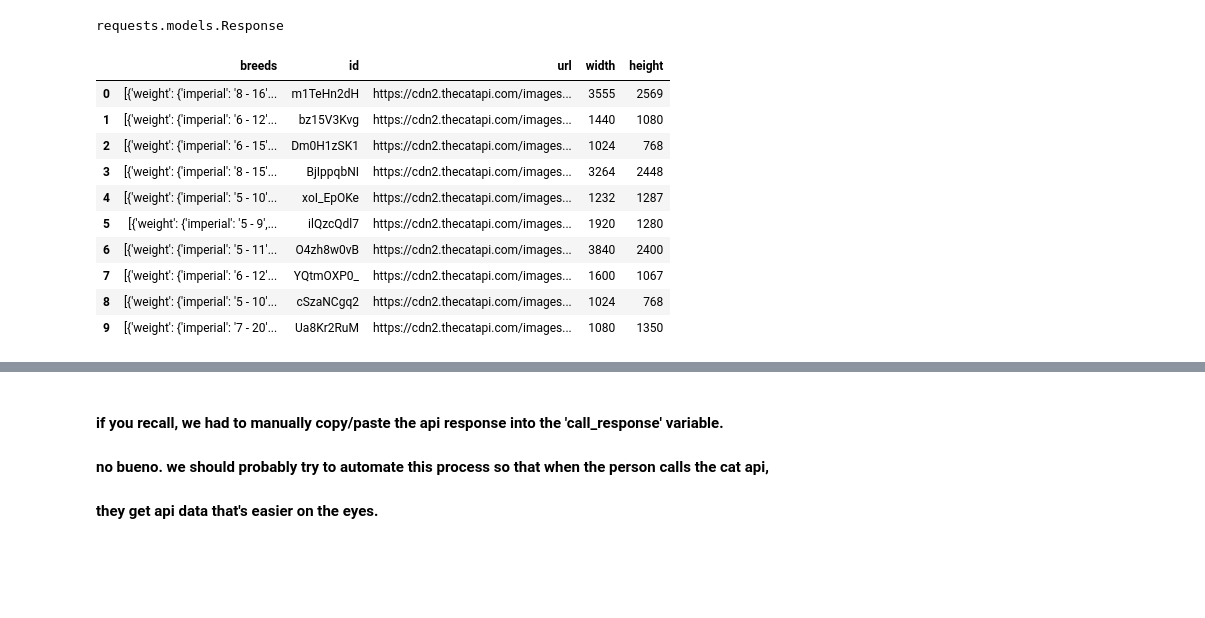
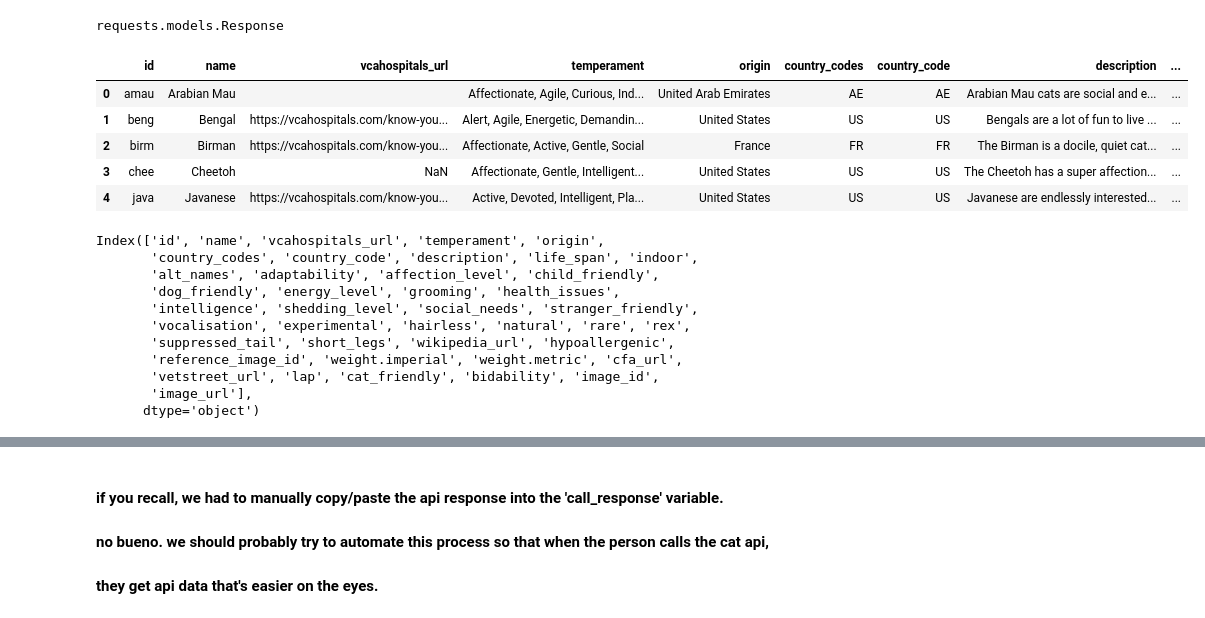
Before and after one commit to npj210mlk/new_api_tutorial, a Jupyter notebook: cat_chat.ipynb, the cells around one changed output, grey strips where cells are left out. Cells and saved outputs as stored; diff of their text form; code cells hidden in the pictures; blank space fills up the shorter version.

Commit message:
trying to deal with this dictionary of weight data within the API response before turning it into a pandas dataframe.

```diff
--- a/cat_chat.ipynb
+++ b/cat_chat.ipynb
@@ -49,7 +49,8 @@ requests.models.Response
 # let's make it just json, and then throw it into a dataframe (cat_df) to make it easier to read using the 'json' library
 
 import pandas as pd
+pd.set_option('display.max_columns', None) # see all columns when scrolling
+pd.set_option("display.max_colwidth", None) # easier to read column widths
 
 # turning entire response into variable - goes waaaaaay to the right.
-
 # note: requires manual copy/pasting of the call response into the 'call_response' variable
@@ -57,15 +58,27 @@ call_response = [{"breeds":[{"weight":{"imperial":"8 - 16","metric":"4 - 7"},"id
-df1 = pd.DataFrame(call_response)
 
-df1
+# turn that call response into its own dataframe
+api_df1 = pd.json_normalize(data, record_path=["breeds"], meta=["id", "url"], meta_prefix="image_")
+
+api_df1.head()
 # %% [output]
-|  | breeds | id | url | width | height |
-| 0 | [{'weight': {'imperial': '8 - 16'... | m1TeHn2dH | https://cdn2.thecatapi.com/images... | 3555 | 2569 |
-| 1 | [{'weight': {'imperial': '6 - 12'... | bz15V3Kvg | https://cdn2.thecatapi.com/images... | 1440 | 1080 |
-| 2 | [{'weight': {'imperial': '6 - 15'... | Dm0H1zSK1 | https://cdn2.thecatapi.com/images... | 1024 | 768 |
-| 3 | [{'weight': {'imperial': '8 - 15'... | BjIppqbNI | https://cdn2.thecatapi.com/images... | 3264 | 2448 |
-| 4 | [{'weight': {'imperial': '5 - 10'... | xoI_EpOKe | https://cdn2.thecatapi.com/images... | 1232 | 1287 |
-| 5 | [{'weight': {'imperial': '5 - 9',... | ilQzcQdl7 | https://cdn2.thecatapi.com/images... | 1920 | 1280 |
-| 6 | [{'weight': {'imperial': '5 - 11'... | O4zh8w0vB | https://cdn2.thecatapi.com/images... | 3840 | 2400 |
-| 7 | [{'weight': {'imperial': '6 - 12'... | YQtmOXP0_ | https://cdn2.thecatapi.com/images... | 1600 | 1067 |
-| 8 | [{'weight': {'imperial': '5 - 10'... | cSzaNCgq2 | https://cdn2.thecatapi.com/images... | 1024 | 768 |
-| 9 | [{'weight': {'imperial': '7 - 20'... | Ua8Kr2RuM | https://cdn2.thecatapi.com/images... | 1080 | 1350 |
+|  | id | name | vcahospitals_url | temperament | origin | country_codes | country_code | description | ... |
+| 0 | amau | Arabian Mau |  | Affectionate, Agile, Curious, Ind... | United Arab Emirates | AE | AE | Arabian Mau cats are social and e... | ... |
+| 1 | beng | Bengal | https://vcahospitals.com/know-you... | Alert, Agile, Energetic, Demandin... | United States | US | US | Bengals are a lot of fun to live ... | ... |
+| 2 | birm | Birman | https://vcahospitals.com/know-you... | Affectionate, Active, Gentle, Social | France | FR | FR | The Birman is a docile, quiet cat... | ... |
+| 3 | chee | Cheetoh | NaN | Affectionate, Gentle, Intelligent... | United States | US | US | The Cheetoh has a super affection... | ... |
+| 4 | java | Javanese | https://vcahospitals.com/know-you... | Active, Devoted, Intelligent, Pla... | United States | US | US | Javanese are endlessly interested... | ... |
+# %%
+# check column names
+print(api_df1.columns)
+# %% [output]
+Index(['id', 'name', 'vcahospitals_url', 'temperament', 'origin',
+       'country_codes', 'country_code', 'description', 'life_span', 'indoor',
+       'alt_names', 'adaptability', 'affection_level', 'child_friendly',
+       'dog_friendly', 'energy_level', 'grooming', 'health_issues',
+       'intelligence', 'shedding_level', 'social_needs', 'stranger_friendly',
+       'vocalisation', 'experimental', 'hairless', 'natural', 'rare', 'rex',
+       'suppressed_tail', 'short_legs', 'wikipedia_url', 'hypoallergenic',
+       'reference_image_id', 'weight.imperial', 'weight.metric', 'cfa_url',
+       'vetstreet_url', 'lap', 'cat_friendly', 'bidability', 'image_id',
+       'image_url'],
+      dtype='object')
```
Also changed, not shown: parts of 23 cells of this notebook, 1 other file.
